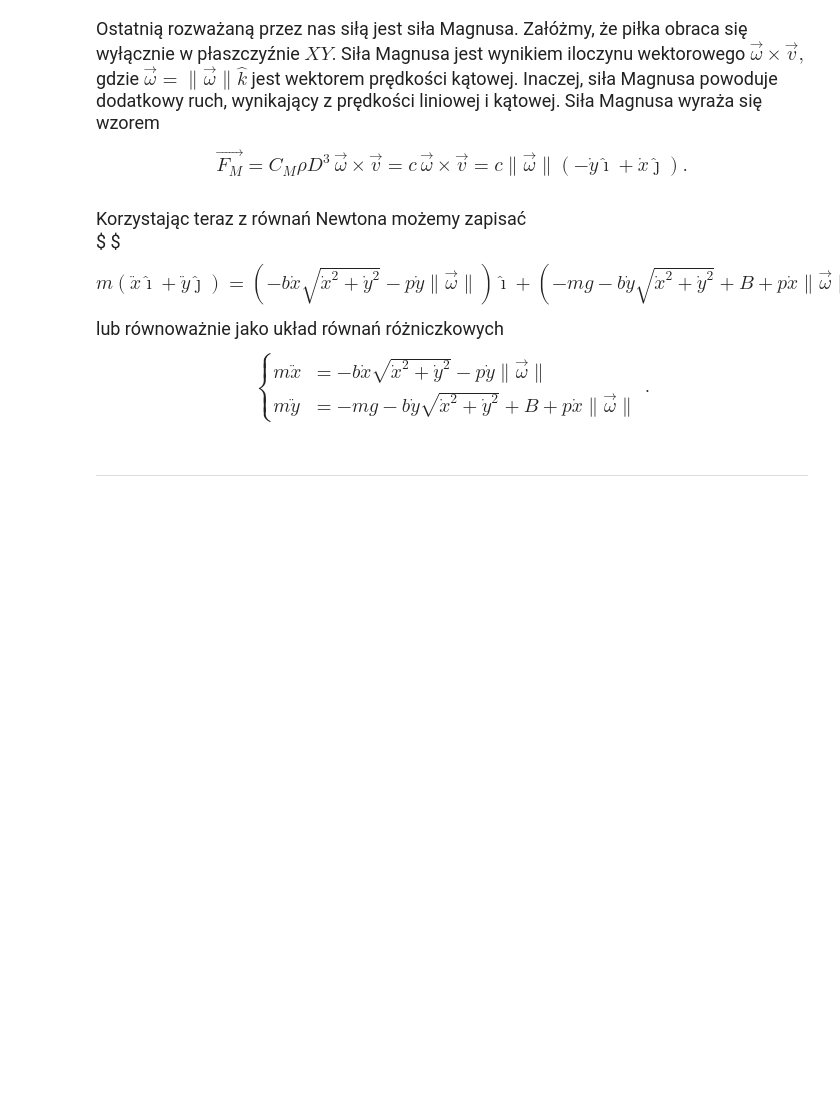
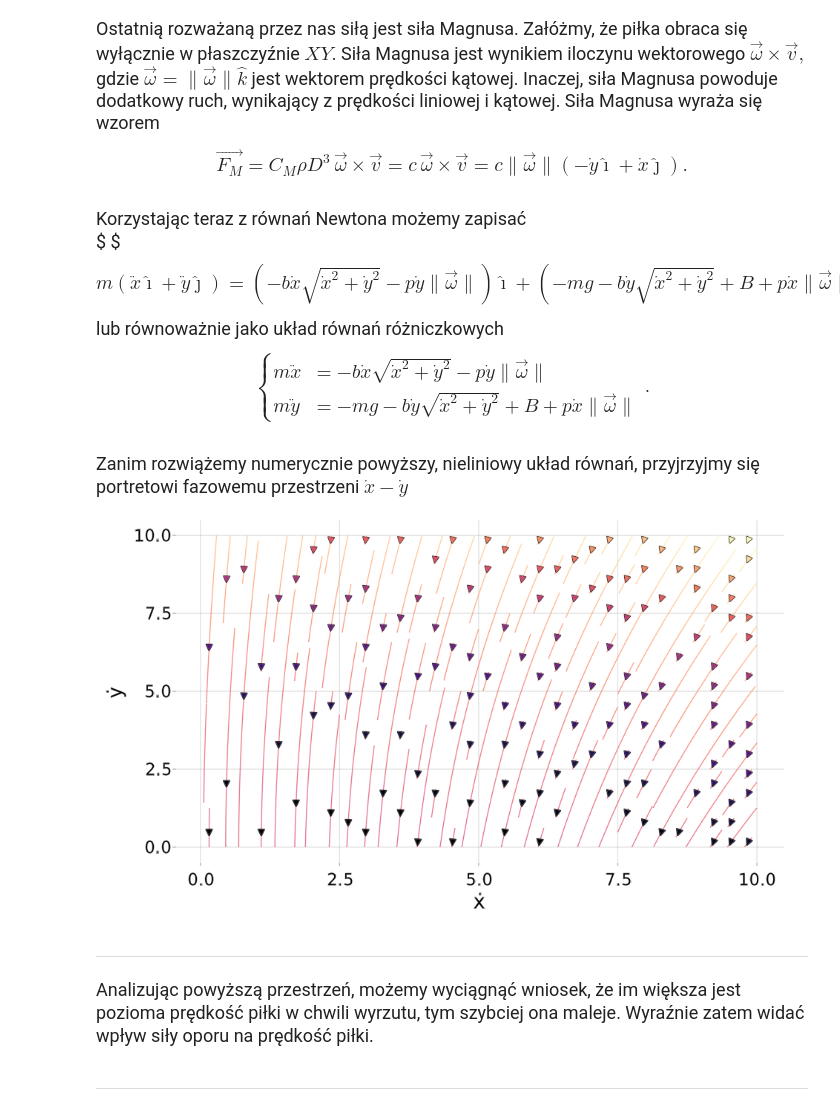
Before and after one commit to MarcinBear/ODE-project, a Jupyter notebook: main.ipynb, the cells around one changed output. Drawn from its saved outputs; the diff is of its cells as text; code cells hidden in the pictures; blank space fills up the shorter version.

Commit message:
Phase plot + some minor changes

```diff
--- a/main.ipynb
+++ b/main.ipynb
@@ -182,6 +182,27 @@ $$\begin{cases}
 m\ddot{x}&=-b\dot{x}\sqrt{\dot{x}^2+\dot{y}^2}-p\dot{y}\lVert\vec{\omega}\rVert\\
 m\ddot{y}&=-mg-b\dot{y}\sqrt{\dot{x}^2+\dot{y}^2}+B+p\dot{x}\lVert\vec{\omega}\rVert
 \end{cases}.$$
+# %% [markdown]
+<span style='font-size:larger;font-family:"Didot"'>
+Zanim rozwiążemy numerycznie powyższy, nieliniowy układ równań, przyjrzyjmy się portretowi fazowemu przestrzeni $\dot{x} - \dot{y}$
+# %%
+using GLMakie, AbstractPlotting
+AbstractPlotting.inline!(true)
+
+ω = 4π
+phase(x, y) = Point2f0(-b/m*x*sqrt(x^2 + y^2) - p*y*ω, -g - b/m*y*sqrt(x^2 + y^2) + B/m + p*ω*x)
+s = Scene(xlabel="s")
+streamplot!(s, phase, 0..10, 0..10, colormap = :magma, arrow_size=0.2)
+AbstractPlotting.xlabel!(s, "ẋ")
+AbstractPlotting.ylabel!(s, "ẏ")
+s
+# %% [output]
+[figure, added]
+# %% [markdown]
+___
+# %% [markdown]
+<span style='font-size:larger;font-family:"Didot"'>
+Analizując powyższą przestrzeń, możemy wyciągnąć wniosek, że im większa jest pozioma prędkość piłki w chwili wyrzutu, tym szybciej ona maleje. Wyraźnie zatem widać wpływ siły oporu na prędkość piłki.
 # %% [markdown]
 ___
 # %%
```
Also changed, not shown: parts of 9 cells of this notebook, 1 other file.
